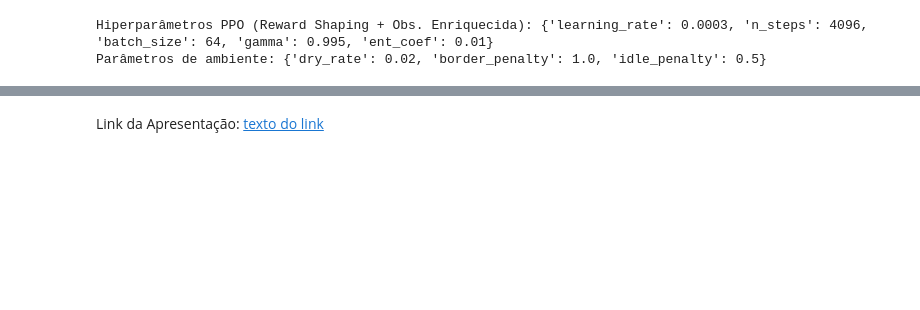
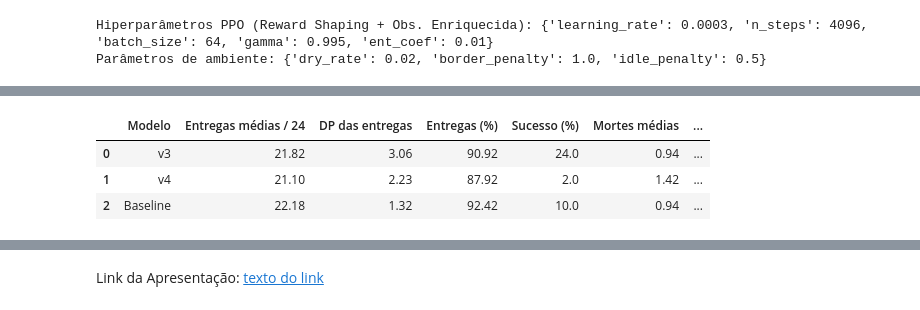
Before and after one commit to LucasToledo1/smart-crop-grid-rl, a Jupyter notebook: Relatorio_Projeto_Aplicado_Reinforcement_Learning.ipynb, the cells around one changed output, grey strips where cells are left out. Drawn from its saved outputs; the diff is of its cells as text; code cells hidden in the pictures; blank space fills up the shorter version.

```diff
--- a/Relatorio_Projeto_Aplicado_Reinforcement_Learning.ipynb
+++ b/Relatorio_Projeto_Aplicado_Reinforcement_Learning.ipynb
@@ -170,0 +566,48 @@ Após 500 mil passos com a configuração vencedora e a observação enriquecida
+# %%
+# Dados por episódio incorporados ao relatório (50 por modelo).
+# Cada lista mantém a ordem das seeds 10000 a 10049.
+# S = sucesso; P = encerramento com perdas; T = limite de tempo.
+dados_episodios = {
+'dqn_v3': {
+    "entregas": [15, 21, 23, 21, 24, 22, 21, 23, 24, 21, 6, 24, 20, 23, 23, 23, 24, 23, 21, 24, 21, 22, 15, 23, 23, 23, 21, 23, 21, 24, 23, 23, 24, 23, 24, 18, 23, 24, 21, 23, 21, 23, 18, 24, 23, 23, 23, 24, 20, 24],
+    "mortes": [1, 0, 1, 0, 0, 1, 2, 1, 0, 1, 6, 0, 2, 1, 1, 1, 0, 1, 2, 0, 2, 0, 4, 1, 0, 0, 1, 1, 0, 0, 1, 1, 0, 1, 0, 1, 0, 0, 2, 1, 3, 1, 1, 0, 1, 1, 1, 0, 2, 0],
+    "fins": 'TTPTSTTPSTTSTPPPSPTSTTTPTTTPTSPPSPSTTSTPPPTSPPPSTS',
+},
+'dqn_v4': {
+    "entregas": [22, 18, 22, 22, 22, 22, 17, 12, 22, 22, 21, 20, 22, 22, 22, 19, 22, 22, 22, 20, 21, 20, 23, 22, 18, 23, 21, 18, 22, 16, 23, 22, 21, 22, 23, 23, 23, 16, 21, 23, 23, 22, 22, 22, 24, 21, 23, 22, 22, 20],
+    "mortes": [1, 3, 2, 1, 1, 1, 0, 1, 2, 2, 3, 1, 2, 2, 2, 1, 1, 2, 1, 1, 2, 3, 0, 1, 3, 1, 3, 2, 1, 1, 0, 1, 2, 2, 0, 1, 1, 2, 3, 0, 1, 1, 2, 1, 0, 2, 1, 1, 2, 1],
+    "fins": 'TTPTTTTTPPPTPPPTTPTTTTTTTPPTTTTTTPTPPTPTPTPTSTPTPT',
+},
+'dqn_v5_baseline_values': {
+    "entregas": [20, 21, 22, 20, 22, 21, 23, 23, 23, 23, 20, 24, 23, 22, 23, 23, 23, 21, 23, 23, 22, 21, 23, 20, 22, 23, 22, 20, 23, 23, 23, 23, 19, 23, 20, 23, 23, 23, 20, 23, 21, 23, 22, 24, 23, 20, 22, 24, 24, 24],
+    "mortes": [3, 2, 1, 2, 2, 3, 0, 0, 1, 1, 4, 0, 1, 1, 1, 0, 1, 2, 1, 1, 1, 2, 0, 1, 1, 0, 1, 1, 0, 0, 0, 1, 0, 1, 0, 0, 0, 0, 3, 1, 3, 0, 2, 0, 0, 2, 0, 0, 0, 0],
+    "fins": 'TTTTPPTTPPPSPTPTPTPPTTTTTTTTTTTPTPTTTTTPPTPSTTTSSS',
+},
+}
+episodios = pd.DataFrame([
+    {"run": nome, "seed": 10000+i, "delivered": entregas, "total": 24,
+     "dead": mortes, "end": {"S": "success", "P": "no_work_left_with_losses", "T": "time_limit"}[fim]}
+    for nome, dados in dados_episodios.items()
+    for i, (entregas, mortes, fim) in enumerate(zip(dados["entregas"], dados["mortes"], dados["fins"]))
+])
+# %%
+nomes = {"dqn_v3": "v3", "dqn_v4": "v4",
+         "dqn_v5_baseline_values": "Baseline"}
+linhas = []
+for nome, grupo in episodios.groupby("run", sort=False):
+    assert len(grupo) == 50
+    linhas.append({
+        "Modelo": nomes[nome],
+        "Entregas médias / 24": grupo.delivered.mean(),
+        "DP das entregas": grupo.delivered.std(ddof=0),
+        "Entregas (%)": 100 * grupo.delivered.sum() / grupo.total.sum(),
+        "Sucesso (%)": 100 * (grupo.end == "success").mean(),
+        "Mortes médias": grupo.dead.mean(),
+        "Limite de tempo (%)": 100 * (grupo.end == "time_limit").mean(),
+    })
+display(pd.DataFrame(linhas).round(2))
+# %% [output]
+|  | Modelo | Entregas médias / 24 | DP das entregas | Entregas (%) | Sucesso (%) | Mortes médias | ... |
+| 0 | v3 | 21.82 | 3.06 | 90.92 | 24.0 | 0.94 | ... |
+| 1 | v4 | 21.10 | 2.23 | 87.92 | 2.0 | 1.42 | ... |
+| 2 | Baseline | 22.18 | 1.32 | 92.42 | 10.0 | 0.94 | ... |
```
Also changed, not shown: parts of 21 cells of this notebook.
